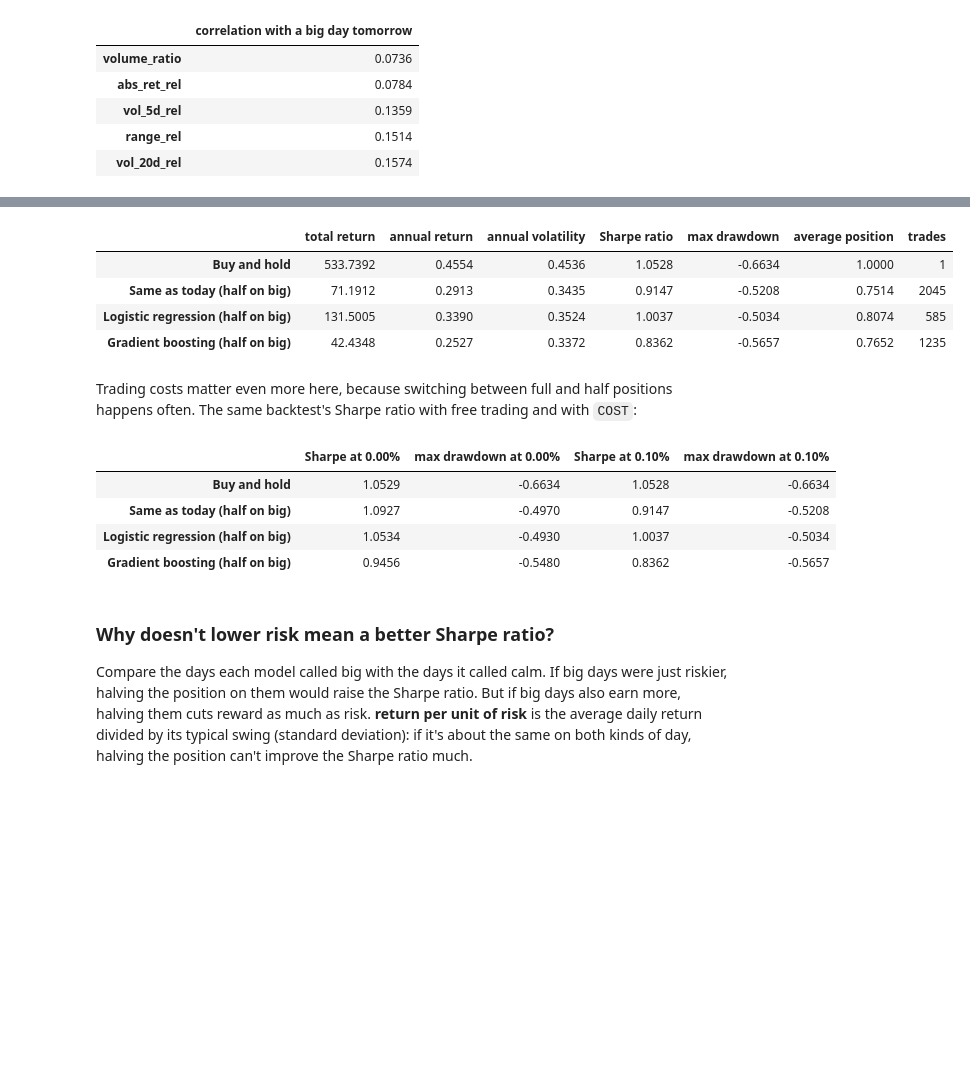
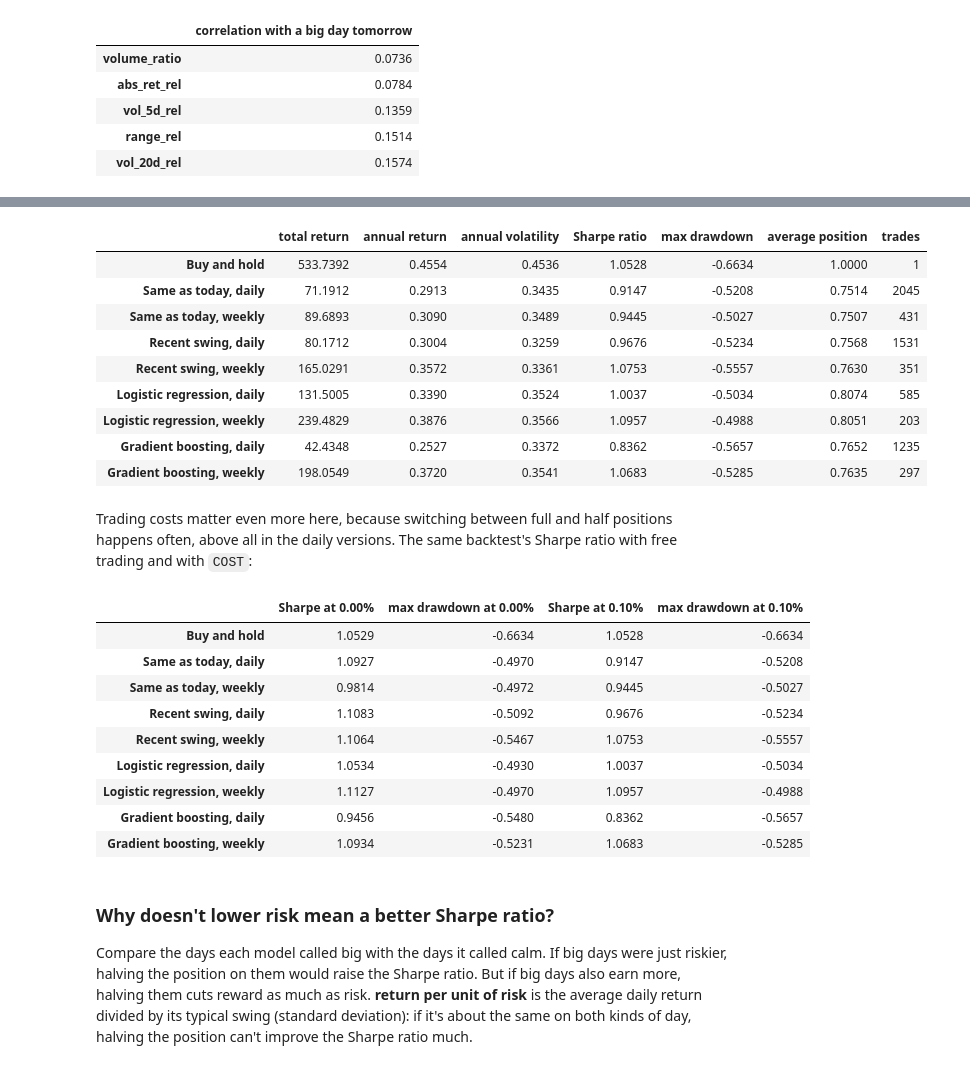
Before and after one commit to pranaysharma13/stock-movement-predictor, a Jupyter notebook: reports/NVDA.ipynb, the cells around one changed output, grey strips where cells are left out. Saved outputs shown, nothing was run; the diff lists cells and outputs as text; code cells hidden in the pictures; blank space fills up the shorter version.

```diff
--- a/reports/NVDA.ipynb
+++ b/reports/NVDA.ipynb
@@ -436,0 +449,12 @@ plt.show()
+# %%
+rule = vol_baselines["Recent swing"]
+target = vol_test["target"]
+rows = {}
+for name, p in vol_model_preds.items():
+    differ = p["pred"] != rule
+    rows[name] = {"days they disagree": int(differ.sum()),
+                  "share of all days": differ.mean(),
+                  "model right": int((differ & (p["pred"] == target)).sum()),
+                  "rule right": int((differ & (rule == target)).sum()),
+                  "p-value vs recent swing": paired_p_value(p["pred"], rule, target)}
+pd.DataFrame(rows).T
@@ -477,18 +517,27 @@ A simple way to use the prediction: hold the **full position on predicted calm d
 # %%
-vol_positions = {"Buy and hold": pd.Series(1.0, index=vol_test.index),
-                 "Same as today (half on big)": half_on_big(vol_baselines["Same as today"])}
-vol_positions.update({f"{name} (half on big)": half_on_big(p["pred"]) for name, p in vol_model_preds.items()})
+vol_signals = {"Same as today": vol_baselines["Same as today"], "Recent swing": vol_baselines["Recent swing"]}
+vol_signals.update({name: p["pred"] for name, p in vol_model_preds.items()})
+
+vol_positions = {"Buy and hold": pd.Series(1.0, index=vol_test.index)}
+for name, signal in vol_signals.items():
+    vol_positions[f"{name}, daily"] = half_on_big(signal)
+    vol_positions[f"{name}, weekly"] = half_on_big(hold_for_week(signal))
 
 vol_stats, vol_daily = backtest_table(vol_positions, vol_test["next_ret"], cost=COST)
 vol_stats.rename(columns={"days in market": "average position"})
 # %% [output]
 |  | total return | annual return | annual volatility | Sharpe ratio | max drawdown | average position | trades |
 | Buy and hold | 533.7392 | 0.4554 | 0.4536 | 1.0528 | -0.6634 | 1.0000 | 1 |
-| Same as today (half on big) | 71.1912 | 0.2913 | 0.3435 | 0.9147 | -0.5208 | 0.7514 | 2045 |
-| Logistic regression (half on big) | 131.5005 | 0.3390 | 0.3524 | 1.0037 | -0.5034 | 0.8074 | 585 |
-| Gradient boosting (half on big) | 42.4348 | 0.2527 | 0.3372 | 0.8362 | -0.5657 | 0.7652 | 1235 |
+| Same as today, daily | 71.1912 | 0.2913 | 0.3435 | 0.9147 | -0.5208 | 0.7514 | 2045 |
+| Same as today, weekly | 89.6893 | 0.3090 | 0.3489 | 0.9445 | -0.5027 | 0.7507 | 431 |
+| Recent swing, daily | 80.1712 | 0.3004 | 0.3259 | 0.9676 | -0.5234 | 0.7568 | 1531 |
+| Recent swing, weekly | 165.0291 | 0.3572 | 0.3361 | 1.0753 | -0.5557 | 0.7630 | 351 |
+| Logistic regression, daily | 131.5005 | 0.3390 | 0.3524 | 1.0037 | -0.5034 | 0.8074 | 585 |
+| Logistic regression, weekly | 239.4829 | 0.3876 | 0.3566 | 1.0957 | -0.4988 | 0.8051 | 203 |
+| Gradient boosting, daily | 42.4348 | 0.2527 | 0.3372 | 0.8362 | -0.5657 | 0.7652 | 1235 |
+| Gradient boosting, weekly | 198.0549 | 0.3720 | 0.3541 | 1.0683 | -0.5285 | 0.7635 | 297 |
 # %% [markdown]
-Trading costs matter even more here, because switching between full and half positions happens often. The same backtest's Sharpe ratio with free trading and with `COST`:
+Trading costs matter even more here, because switching between full and half positions happens often, above all in the daily versions. The same backtest's Sharpe ratio with free trading and with `COST`:
 # %%
 rows = {}
 for cost in [0, COST]:
@@ -499,9 +548,14 @@ pd.DataFrame(rows)
 # %% [output]
 |  | Sharpe at 0.00% | max drawdown at 0.00% | Sharpe at 0.10% | max drawdown at 0.10% |
 | Buy and hold | 1.0529 | -0.6634 | 1.0528 | -0.6634 |
-| Same as today (half on big) | 1.0927 | -0.4970 | 0.9147 | -0.5208 |
-| Logistic regression (half on big) | 1.0534 | -0.4930 | 1.0037 | -0.5034 |
-| Gradient boosting (half on big) | 0.9456 | -0.5480 | 0.8362 | -0.5657 |
+| Same as today, daily | 1.0927 | -0.4970 | 0.9147 | -0.5208 |
+| Same as today, weekly | 0.9814 | -0.4972 | 0.9445 | -0.5027 |
+| Recent swing, daily | 1.1083 | -0.5092 | 0.9676 | -0.5234 |
+| Recent swing, weekly | 1.1064 | -0.5467 | 1.0753 | -0.5557 |
+| Logistic regression, daily | 1.0534 | -0.4930 | 1.0037 | -0.5034 |
+| Logistic regression, weekly | 1.1127 | -0.4970 | 1.0957 | -0.4988 |
+| Gradient boosting, daily | 0.9456 | -0.5480 | 0.8362 | -0.5657 |
+| Gradient boosting, weekly | 1.0934 | -0.5231 | 1.0683 | -0.5285 |
 # %% [markdown]
 ### Why doesn't lower risk mean a better Sharpe ratio?
 
```
Also changed, not shown: parts of 14 cells of this notebook, 8 other files.
